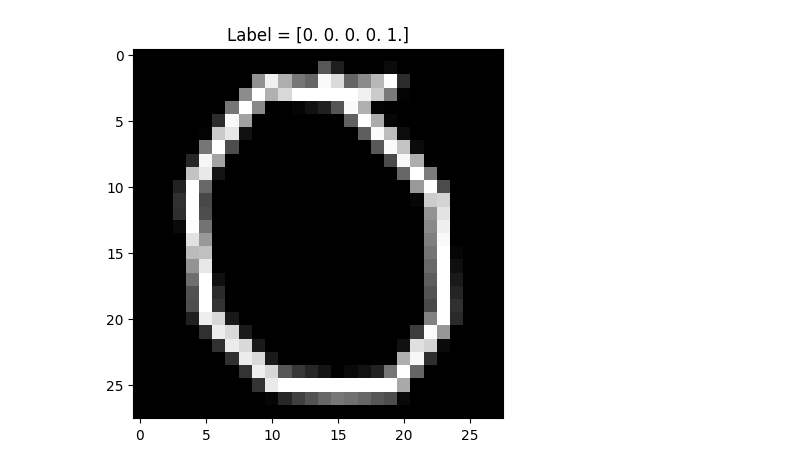
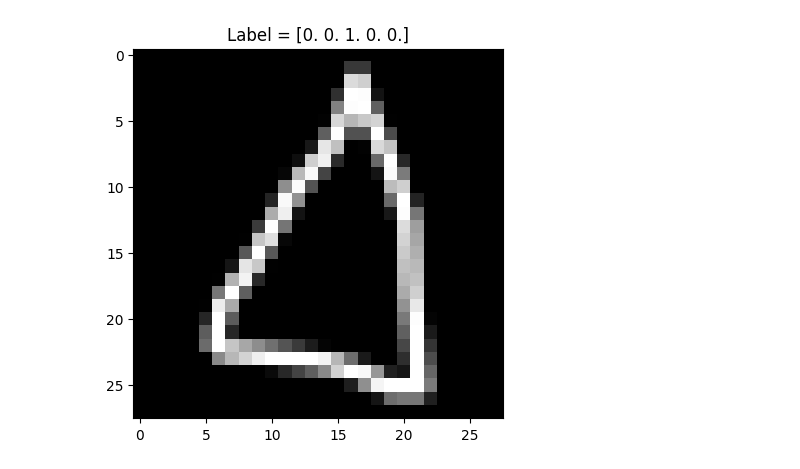
Before and after one commit to siakhorsand/ShapeNet, a Jupyter notebook: P1.ipynb, the cells around one changed output. Saved outputs shown, nothing was run; the diff lists cells and outputs as text; code cells hidden in the pictures.

```diff
--- a/P1.ipynb
+++ b/P1.ipynb
@@ -189,12 +191,12 @@ Model saved as shape_model.h5
 # %%
 import matplotlib.pyplot as plt
 
-index = 11000
+index = 19
 plt.imshow(X_train[index].squeeze(), cmap='gray')
 plt.title(f"Label = {y_train[index]}")
 plt.show()
 # %% [output]
-[figure, old version]
+[figure, new version]
 # %%
 # Example quick check
 import numpy as np
```
Also changed, not shown: parts of 5 cells of this notebook, 6 other files.
